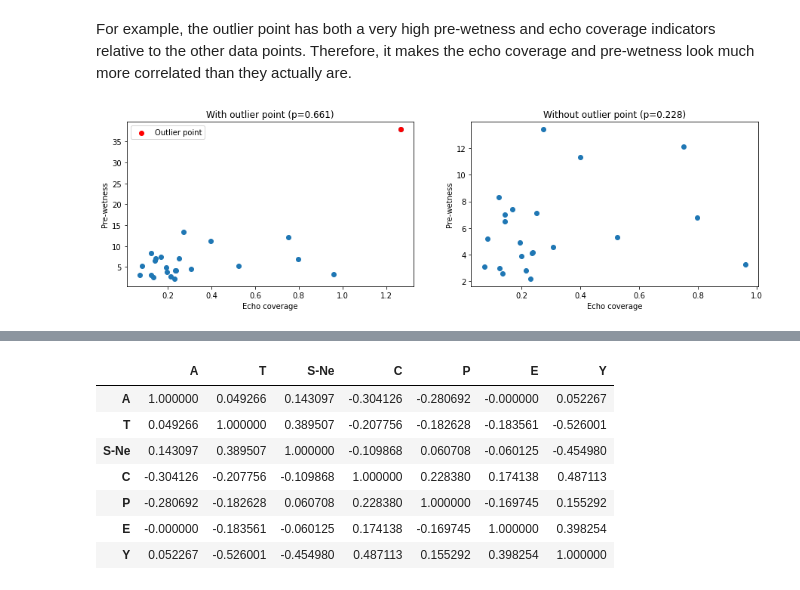
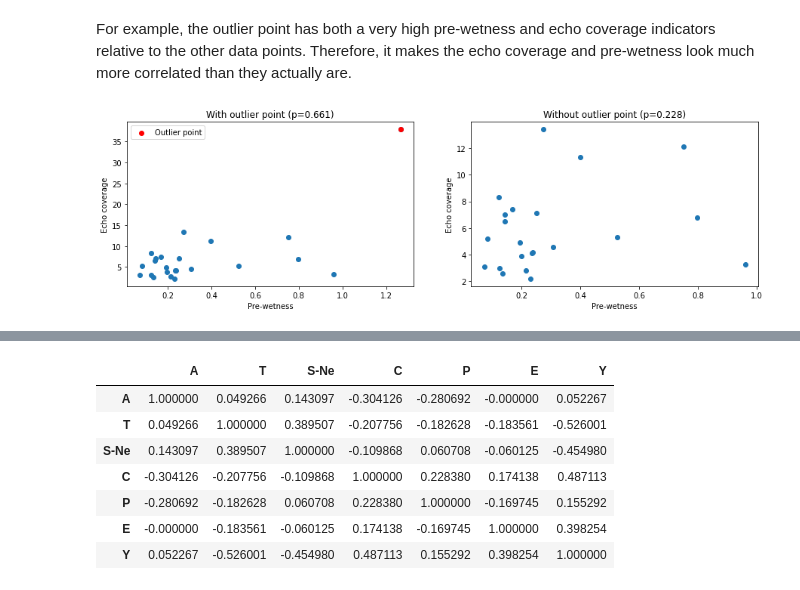
Before and after one commit to thesstefan/data_analysis, a Jupyter notebook: seeding/seeding.ipynb, the cells around one changed output, grey strips where cells are left out. Cells and saved outputs as stored; diff of their text form; code cells hidden in the pictures.

```diff
--- a/seeding/seeding.ipynb
+++ b/seeding/seeding.ipynb
@@ -322,26 +322,26 @@ For example, the outlier point has both a very high pre-wetness and echo coverag
 # %%
 f = plt.figure(figsize=(15, 4))
 
 ax1 = f.add_subplot(121)
 ax2 = f.add_subplot(122)
 
 ax1.scatter(data['P'], data['C'], label='_nolegend_')
 ax1.scatter([data['P'][1]], [data['C'][1]], color='r')
 
 ax1.legend(["Outlier point"])
 
 ax2.scatter(data.drop(1, axis=0)['P'], data.drop(1, axis=0)['C'])
 
 ax1.set_title("With outlier point (p={:.3f})".format(data.corr()['P']['C']))
 ax2.set_title("Without outlier point (p={:.3f})".format(data.drop(1, axis=0).corr()['P']['C']))
 
-ax1.set_xlabel("Echo coverage")
-ax1.set_ylabel("Pre-wetness")
+ax1.set_ylabel("Echo coverage")
+ax1.set_xlabel("Pre-wetness")
 
-ax2.set_xlabel("Echo coverage")
-ax2.set_ylabel("Pre-wetness")
+ax2.set_ylabel("Echo coverage")
+ax2.set_xlabel("Pre-wetness")
 
 plt.show()
 # %% [output]
-[figure, old version]
+[figure, new version]
 # %% [markdown]
```
Also changed, not shown: parts of 15 cells of this notebook.
